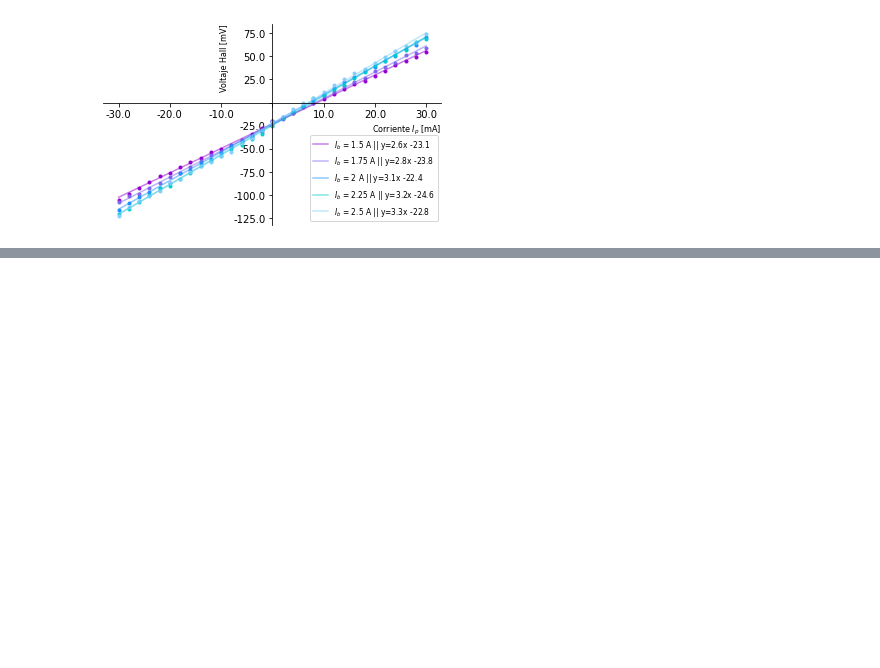
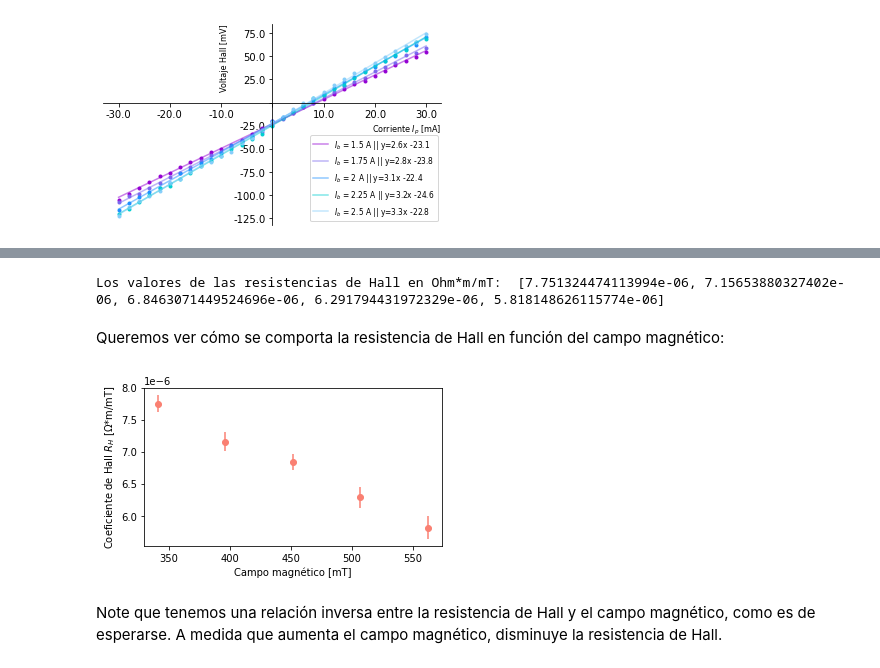
Before and after one commit to sofiaalvarezlopez/Laboratorio-Intermedio, a Jupyter notebook: Efecto Hall/Efecto Hall.ipynb, the cells around one changed output, grey strips where cells are left out. Saved outputs shown, nothing was run; the diff lists cells and outputs as text; code cells hidden in the pictures; blank space fills up the shorter version.

Commit message:
Act 2 parte 1 tarjeta p

```diff
--- a/Efecto Hall/Efecto Hall.ipynb
+++ b/Efecto Hall/Efecto Hall.ipynb
@@ -50,9 +50,9 @@ Incertidumbre punto de corte:  19.923988841594426
 p_V_I = pd.read_excel('Efecto_Hall.xlsx', sheet_name='p V-I')
 # %%
 x = np.linspace(p_V_I['Corriente (mA)'][0], p_V_I['Corriente (mA)'][len(p_V_I)-1], 100)
-popt_150, pcov_15 = curve_fit(ajuste_lineal, p_V_I['Corriente (mA)'], p_V_I['Voltaje Hall a 1,5 A (mV)'])
+popt_150, pcov_150 = curve_fit(ajuste_lineal, p_V_I['Corriente (mA)'], p_V_I['Voltaje Hall a 1,5 A (mV)'])
 popt_175, pcov_175 = curve_fit(ajuste_lineal, p_V_I['Corriente (mA)'], p_V_I['Voltaje Hall a 1,75 A (mV)'])
-popt_200, pcov_2 = curve_fit(ajuste_lineal, p_V_I['Corriente (mA)'], p_V_I['Voltaje Hall a 2 A (mV)'])
+popt_200, pcov_200 = curve_fit(ajuste_lineal, p_V_I['Corriente (mA)'], p_V_I['Voltaje Hall a 2 A (mV)'])
 popt_225, pcov_225 = curve_fit(ajuste_lineal, p_V_I['Corriente (mA)'], p_V_I['Voltaje Hall a 2,25 A (mV)'])
 popt_250, pcov_250 = curve_fit(ajuste_lineal, p_V_I['Corriente (mA)'], p_V_I['Voltaje Hall a 2,5 A (mV)'])
 # %%
@@ -90,0 +99,36 @@ plt.savefig('p-V-I.pdf')
+# %%
+I_b = [1.5, 1.75, 2, 2.25, 2.5] # En Amperios
+B_z = [i*popt_act1[0] + popt_act1[1] for i in I_b] # En mT
+# %%
+# m en mV/mA
+# w en metros
+def R_H(m,B_z,w=1e-3):
+    return m*w/B_z
+# %%
+# Esto queda en Ohm*m/T
+R_H_150 = R_H(popt_150[0],B_z[0])
+R_H_175 = R_H(popt_175[0],B_z[1])
+R_H_200 = R_H(popt_200[0],B_z[2])
+R_H_225 = R_H(popt_225[0],B_z[3])
+R_H_250 = R_H(popt_250[0],B_z[4])
+R_H_p = [R_H_150, R_H_175, R_H_200, R_H_225, R_H_250]
+incertidumbres = [pcov_150[0,0], pcov_175[0,0], pcov_200[0,0], pcov_225[0,0], pcov_250[0,0]]
+# %%
+print('Los valores de las resistencias de Hall en Ohm*m/mT: ', R_H_p)
+# %% [output]
+Los valores de las resistencias de Hall en Ohm*m/mT:  [7.751324474113994e-06, 7.15653880327402e-06, 6.8463071449524696e-06, 6.291794431972329e-06, 5.818148626115774e-06]
+# %% [markdown]
+Queremos ver cómo se comporta la resistencia de Hall en función del campo magnético:
+# %%
+fig, ax = plt.subplots(figsize=(5,5/1.61616))
+plt.scatter(B_z, R_H_p, color='salmon')
+plt.xlabel('Campo magnético [mT]')
+plt.ylabel('Coeficiente de Hall $R_H$ [$\Omega$*m/mT]')
+for i in range(len(R_H_p)):
+    plt.errorbar(B_z[i], R_H_p[i], yerr=np.sqrt(incertidumbres[i]*10**(-10)), c='salmon')
+plt.tight_layout()
+plt.savefig('Hall_coeff_tarjeta_p.pdf')
+# %% [output]
+[figure, added]
+# %% [markdown]
+Note que tenemos una relación inversa entre la resistencia de Hall y el campo magnético, como es de esperarse. A medida que aumenta el campo magnético, disminuye la resistencia de Hall.
```
Also changed, not shown: parts of 3 cells of this notebook, 2 other files.
